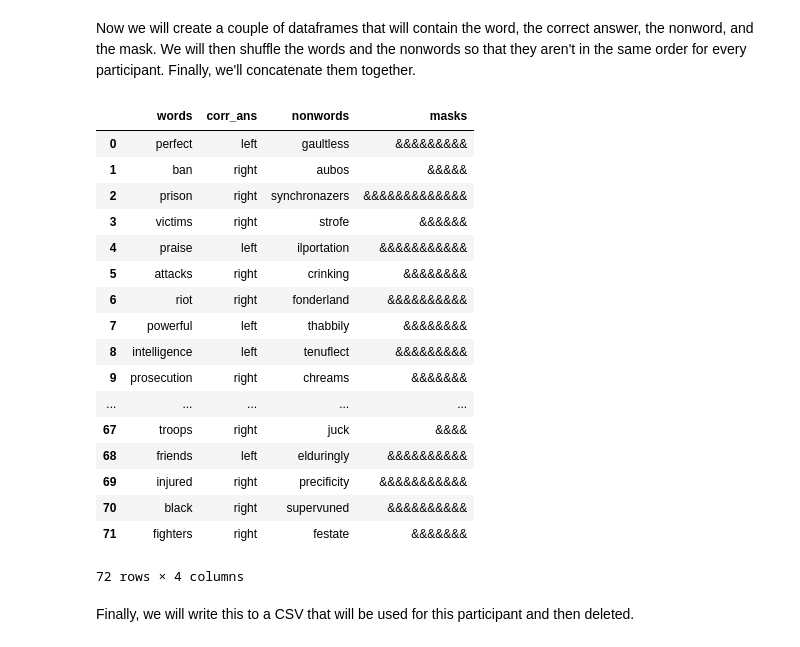
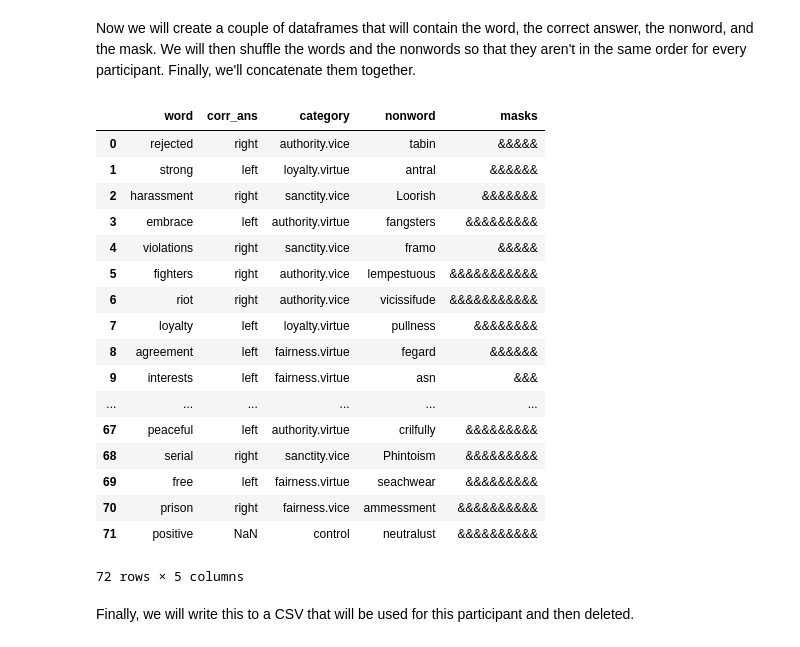
Before and after one commit to medianeuroscience/mft_amp, a Jupyter notebook: word_selection.ipynb, the cells around one changed output. Drawn from its saved outputs; the diff is of its cells as text; code cells hidden in the pictures.

```diff
--- a/word_selection.ipynb
+++ b/word_selection.ipynb
@@ -70,46 +70,49 @@ AMP_wordlist = words.loc[AMP_words].word.values
 AMP_masklist = words.loc[nonword_amp].masks.values
 AMP_nonwordlist = words.loc[nonword_amp].word.values
 AMP_corr_ans = words.loc[AMP_words].correct_amp.values
+AMP_category = words.loc[AMP_words].category.values
 # %% [output]
 72
 # %% [markdown]
 Now we will create a couple of dataframes that will contain the word, the correct answer, the nonword, and the mask. We will then shuffle the words and the nonwords so that they aren't in the same order for every participant. Finally, we'll concatenate them together.
 # %%
 df1 = pd.DataFrame(
-    {'words': AMP_wordlist.tolist(),
-     'corr_ans': AMP_corr_ans.tolist()
+    {'word': AMP_wordlist.tolist(),
+     'corr_ans': AMP_corr_ans.tolist(),
+     'category': AMP_category.tolist()
     })
 
 df2 = pd.DataFrame(
-     {'nonwords': AMP_nonwordlist.tolist(),
+     {'nonword': AMP_nonwordlist.tolist(),
      'masks': AMP_masklist.tolist(),
     })
 
 
 df1 = df1.sample(frac=1).reset_index(drop=True)
 df2 = df2.sample(frac=1).reset_index(drop=True)
+df3 = df2.sample(frac=1).reset_index(drop=True)
 
 df_full = pd.concat([df1,df2], axis = 1)
 df_full
 # %% [output]
-|  | words | corr_ans | nonwords | masks |
-| 0 | perfect | left | gaultless | &&&&&&&&& |
-| 1 | ban | right | aubos | &&&&& |
-| 2 | prison | right | synchronazers | &&&&&&&&&&&&& |
-| 3 | victims | right | strofe | &&&&&& |
-| 4 | praise | left | ilportation | &&&&&&&&&&& |
-| 5 | attacks | right | crinking | &&&&&&&& |
-| 6 | riot | right | fonderland | &&&&&&&&&& |
-| 7 | powerful | left | thabbily | &&&&&&&& |
-| 8 | intelligence | left | tenuflect | &&&&&&&&& |
-| 9 | prosecution | right | chreams | &&&&&&& |
-| ... | ... | ... | ... | ... |
-| 67 | troops | right | juck | &&&& |
-| 68 | friends | left | elduringly | &&&&&&&&&& |
-| 69 | injured | right | precificity | &&&&&&&&&&& |
-| 70 | black | right | supervuned | &&&&&&&&&& |
-| 71 | fighters | right | festate | &&&&&&& |
+|  | word | corr_ans | category | nonword | masks |
+| 0 | rejected | right | authority.vice | tabin | &&&&& |
+| 1 | strong | left | loyalty.virtue | antral | &&&&&& |
+| 2 | harassment | right | sanctity.vice | Loorish | &&&&&&& |
+| 3 | embrace | left | authority.virtue | fangsters | &&&&&&&&& |
+| 4 | violations | right | sanctity.vice | framo | &&&&& |
+| 5 | fighters | right | authority.vice | lempestuous | &&&&&&&&&&& |
+| 6 | riot | right | authority.vice | vicissifude | &&&&&&&&&&& |
+| 7 | loyalty | left | loyalty.virtue | pullness | &&&&&&&& |
+| 8 | agreement | left | fairness.virtue | fegard | &&&&&& |
+| 9 | interests | left | fairness.virtue | asn | &&& |
+| ... | ... | ... | ... | ... | ... |
+| 67 | peaceful | left | authority.virtue | crilfully | &&&&&&&&& |
+| 68 | serial | right | sanctity.vice | Phintoism | &&&&&&&&& |
+| 69 | free | left | fairness.virtue | seachwear | &&&&&&&&& |
+| 70 | prison | right | fairness.vice | ammessment | &&&&&&&&&& |
+| 71 | positive | NaN | control | neutralust | &&&&&&&&&& |
-72 rows × 4 columns
+72 rows × 5 columns
 # %% [markdown]
 Finally, we will write this to a CSV that will be used for this participant and then deleted.
 # %%
```
Also changed, not shown: parts of 3 cells of this notebook, 5 other files.
